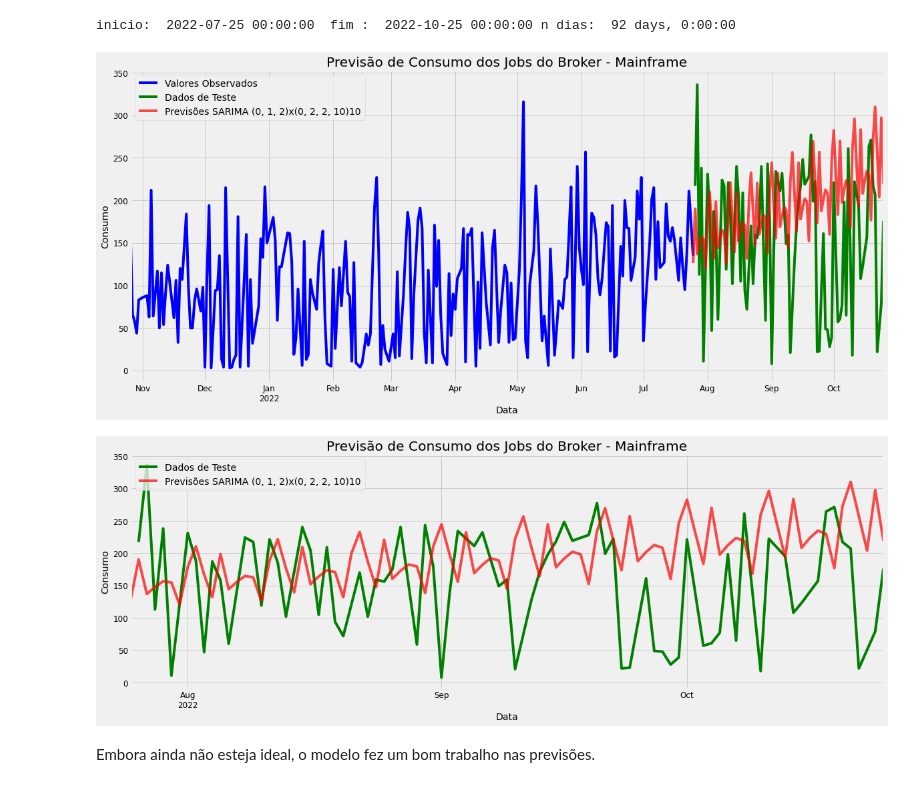
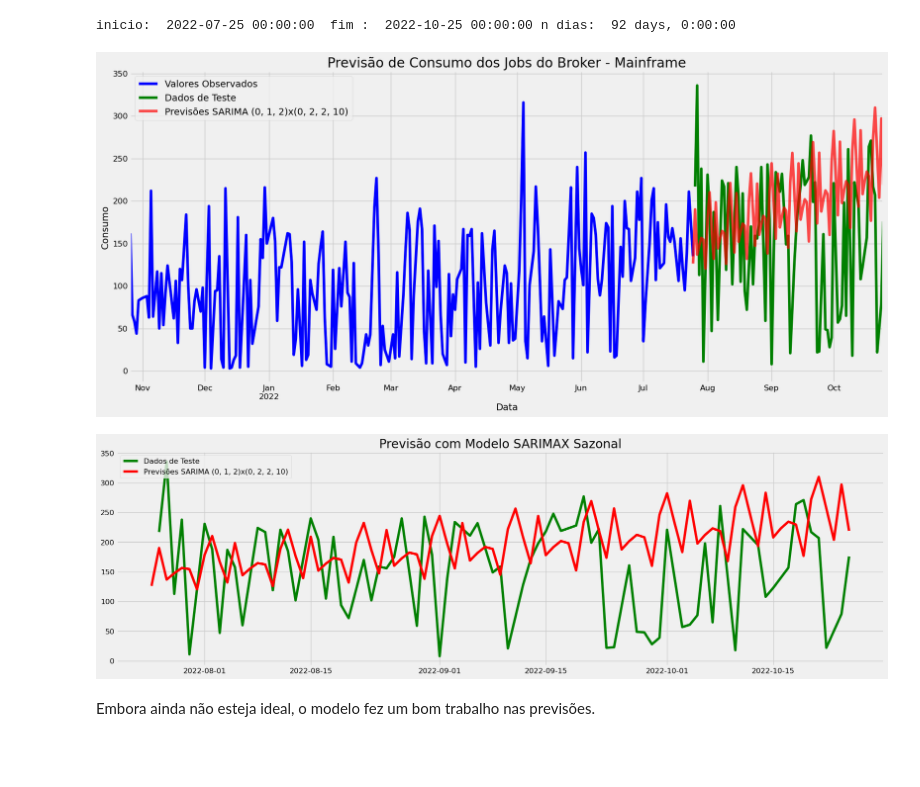
Before and after one commit to gutpassos/PipaFinder, a Jupyter notebook: PipaMainframe/Modelo_18_PipaMainframe.ipynb, the cells around one changed output. Drawn from its saved outputs; the diff is of its cells as text; code cells hidden in the pictures; blank space fills up the shorter version.

```diff
--- a/PipaMainframe/Modelo_18_PipaMainframe.ipynb
+++ b/PipaMainframe/Modelo_18_PipaMainframe.ipynb
@@ -376,7 +378,7 @@ t = teste.plot(label = 'Dados de Teste', color = 'green')
 
 # Plot dos valores previstos
 sarima_predict_2.predicted_mean.plot(ax = ax,
-                                     label = 'Previsões SARIMA (0, 1, 2)x(0, 2, 2, 10)10' ,
+                                     label = 'Previsões SARIMA (0, 1, 2)x(0, 2, 2, 10)' ,
                                      alpha = 0.7,
                                      color = 'red')
 
@@ -394,30 +396,17 @@ plt.ylabel('Consumo')
 plt.legend()
 plt.show()
 # %% [output]
-[figure, old version]
+[figure, new version]
 # %%
-# Plot dos valores observados
-
-rcParams['figure.figsize'] = 18, 6
-
-#ax = treino.plot(label = 'Valores Observados', color = 'blue')
-
-t = teste.plot(label = 'Dados de Teste', color = 'green')
-
-# Plot dos valores previstos
-sarima_predict_2.predicted_mean.plot(ax = t,
-                                     label = 'Previsões SARIMA (0, 1, 2)x(0, 2, 2, 10)10',
-                                     alpha = 0.7,
-                                     color = 'red')
-
-# Títulos e Legendas
-plt.title('Previsão de Consumo dos Jobs do Broker - Mainframe')
-plt.xlabel('Data')
-plt.ylabel('Consumo')
-plt.legend(loc = 'upper left')
+# Plot
+plt.figure(figsize = (20, 6))
+plt.plot(teste, label = 'Dados de Teste', color = 'green')
+plt.plot(sarima_predict_2.predicted_mean, label = 'Previsões SARIMA (0, 1, 2)x(0, 2, 2, 10)', color = 'red')
+plt.title('Previsão com Modelo SARIMAX Sazonal')
+plt.legend(loc = 'upper left', fontsize = 12)
 plt.show()
 # %% [output]
-[figure, old version]
+[figure, new version]
 # %% [markdown]
 Embora ainda não esteja ideal, o modelo fez um bom trabalho nas previsões.
 # %%
```
Also changed, not shown: parts of 12 cells of this notebook, 15 other files.
